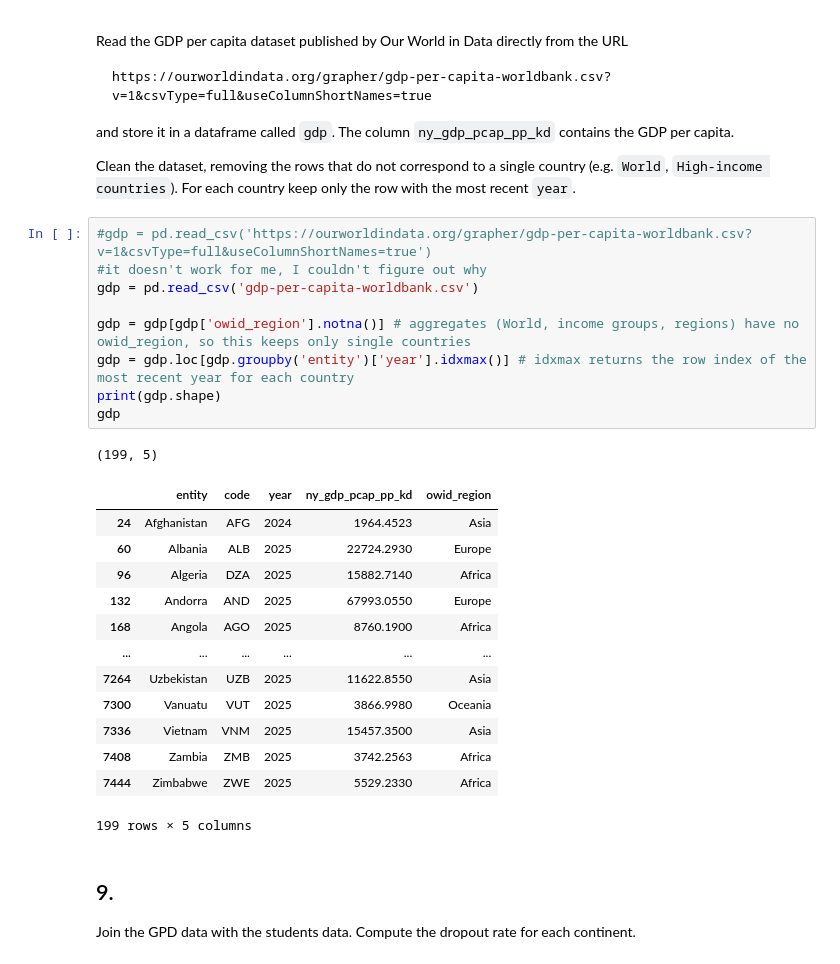
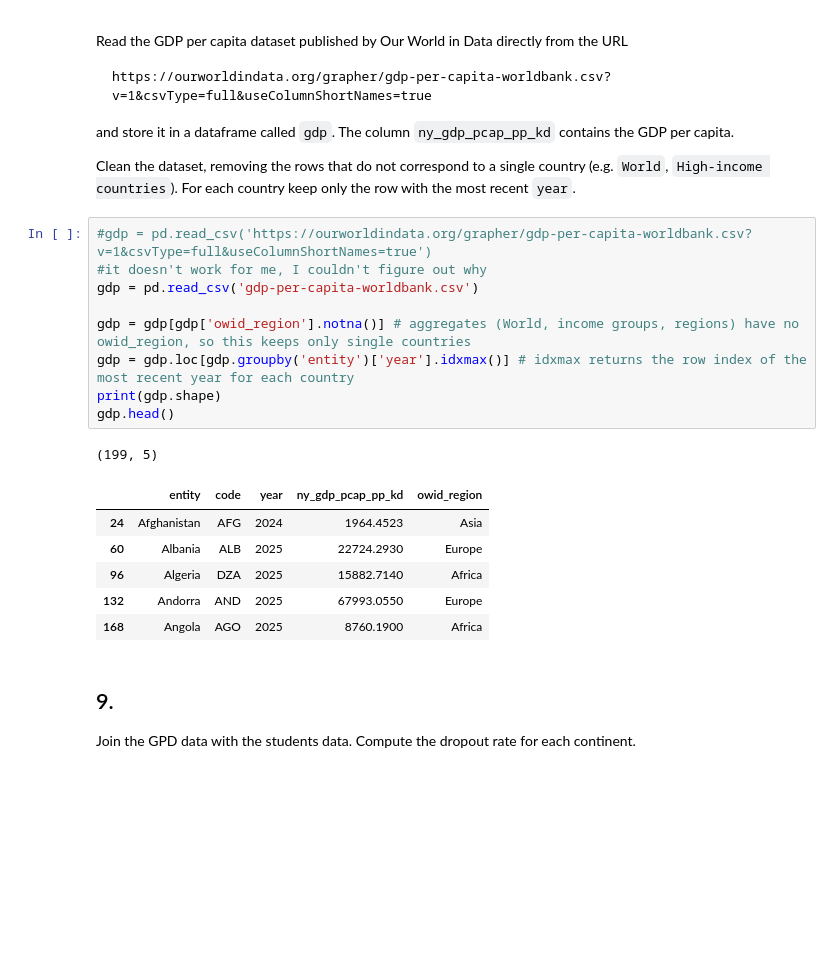
Before and after one commit to matteocoppola26/FoCS_project_900166, a Jupyter notebook: progetto_2026.ipynb, the cells around one changed output. Cells and saved outputs as stored; diff of their text form; blank space fills up the shorter version.

```diff
--- a/progetto_2026.ipynb
+++ b/progetto_2026.ipynb
@@ -324,27 +318,20 @@ For each country keep only the row with the most recent `year`.
 # %%
 #gdp = pd.read_csv('https://ourworldindata.org/grapher/gdp-per-capita-worldbank.csv?v=1&csvType=full&useColumnShortNames=true')
 #it doesn't work for me, I couldn't figure out why
 gdp = pd.read_csv('gdp-per-capita-worldbank.csv')
 
 gdp = gdp[gdp['owid_region'].notna()] # aggregates (World, income groups, regions) have no owid_region, so this keeps only single countries
 gdp = gdp.loc[gdp.groupby('entity')['year'].idxmax()] # idxmax returns the row index of the most recent year for each country
 print(gdp.shape)
-gdp
+gdp.head()
 # %% [output]
 (199, 5)
 |  | entity | code | year | ny_gdp_pcap_pp_kd | owid_region |
 | 24 | Afghanistan | AFG | 2024 | 1964.4523 | Asia |
 | 60 | Albania | ALB | 2025 | 22724.2930 | Europe |
 | 96 | Algeria | DZA | 2025 | 15882.7140 | Africa |
 | 132 | Andorra | AND | 2025 | 67993.0550 | Europe |
 | 168 | Angola | AGO | 2025 | 8760.1900 | Africa |
-| ... | ... | ... | ... | ... | ... |
-| 7264 | Uzbekistan | UZB | 2025 | 11622.8550 | Asia |
-| 7300 | Vanuatu | VUT | 2025 | 3866.9980 | Oceania |
-| 7336 | Vietnam | VNM | 2025 | 15457.3500 | Asia |
-| 7408 | Zambia | ZMB | 2025 | 3742.2563 | Africa |
-| 7444 | Zimbabwe | ZWE | 2025 | 5529.2330 | Africa |
-199 rows × 5 columns
 # %% [markdown]
 ## 9.
 
```
Also changed, not shown: parts of 5 cells of this notebook.
